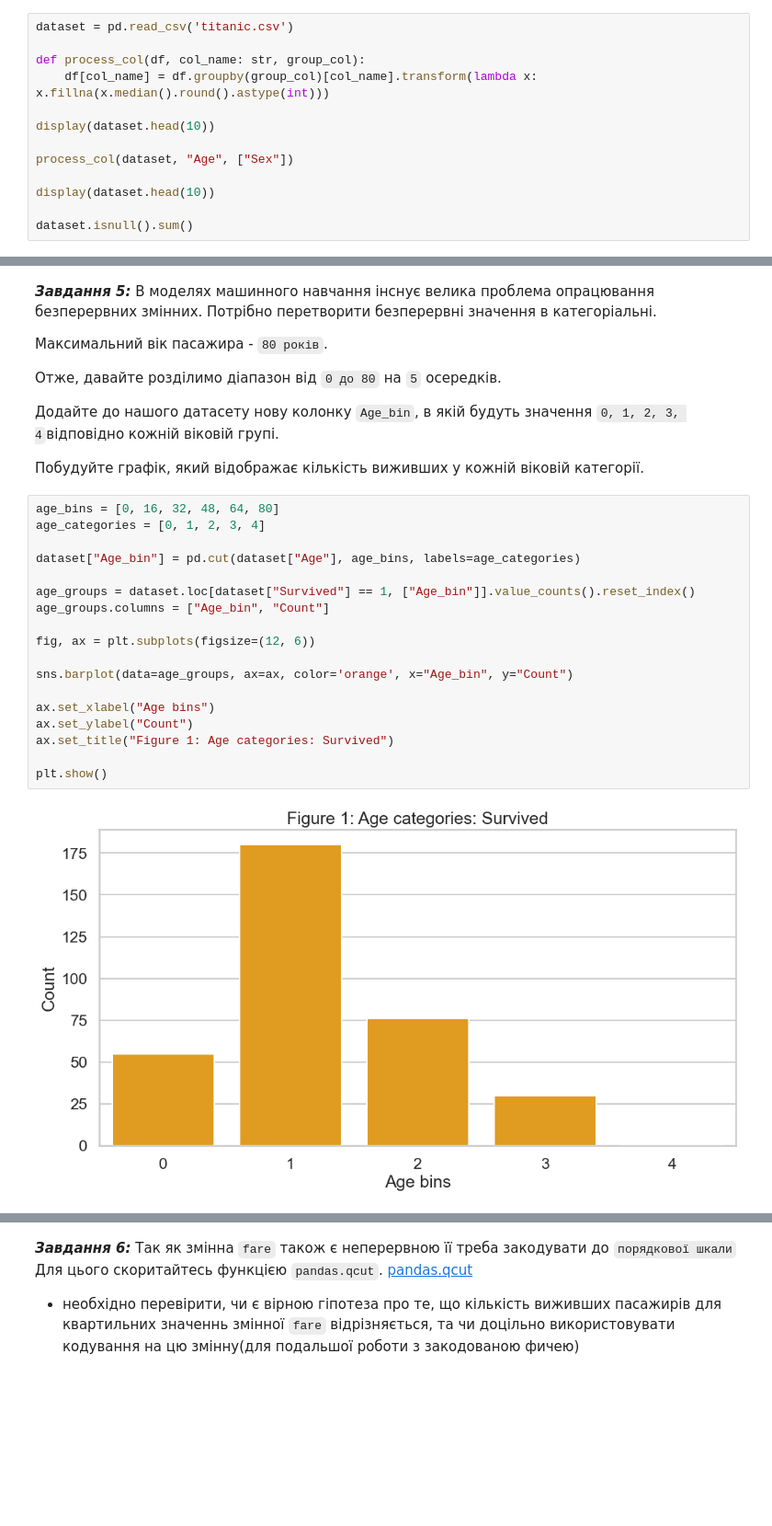
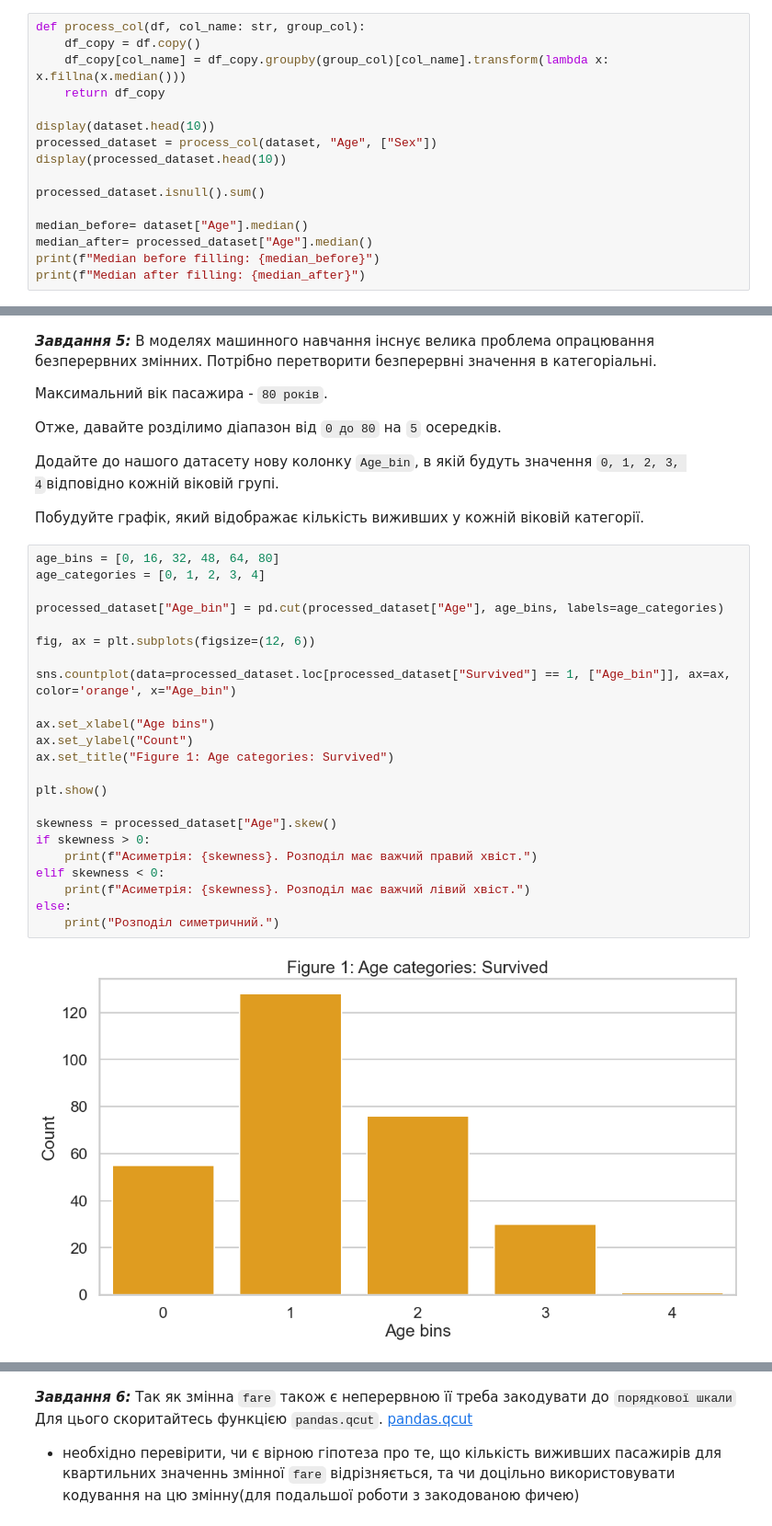
Before and after one commit to HumnytskaLiza/ai-labs, a Jupyter notebook: task3/Task3_basic_ai_liza_humnytska.ipynb, the cells around one changed output, grey strips where cells are left out. Shown at 92% size. Cells and saved outputs as stored; diff of their text form; blank space fills up the shorter version.

```diff
--- a/task3/Task3_basic_ai_liza_humnytska.ipynb
+++ b/task3/Task3_basic_ai_liza_humnytska.ipynb
@@ -114,18 +127,21 @@ ax.xaxis.tick_top()
 1.   Напишіть функцію, що на вхід приймає датафрейм, назву колонки з пропущеними значеннями та список групуючих колонок та повертає датафрейм з заповненими пропущеними значеннями
 2.   Наведіть приклад роботи функції та зробіть перевірку на пропущені значення (дивись **завдання 2**)
 # %%
-dataset = pd.read_csv('titanic.csv')
-
 def process_col(df, col_name: str, group_col):
-    df[col_name] = df.groupby(group_col)[col_name].transform(lambda x: x.fillna(x.median().round().astype(int)))
+    df_copy = df.copy()
+    df_copy[col_name] = df_copy.groupby(group_col)[col_name].transform(lambda x: x.fillna(x.median()))
+    return df_copy
 
 display(dataset.head(10))
+processed_dataset = process_col(dataset, "Age", ["Sex"])
+display(processed_dataset.head(10))
 
-process_col(dataset, "Age", ["Sex"])
+processed_dataset.isnull().sum()
 
-display(dataset.head(10))
-
-dataset.isnull().sum()
+median_before= dataset["Age"].median()
+median_after= processed_dataset["Age"].median()
+print(f"Median before filling: {median_before}")
+print(f"Median after filling: {median_after}")
 # %% [output]
 |  | PassengerId | Survived | Pclass | Name | Sex | Age | SibSp | Parch | Ticket | Fare | ... |
 | 0 | 1 | 0 | 3 | Braund, Mr. Owen Harris | male | 22.0 | 1 | 0 | A/5 21171 | 7.2500 | ... |
@@ -179,20 +185,25 @@ dtype: int64
 # %%
 age_bins = [0, 16, 32, 48, 64, 80]
 age_categories = [0, 1, 2, 3, 4]
 
-dataset["Age_bin"] = pd.cut(dataset["Age"], age_bins, labels=age_categories)
-
-age_groups = dataset.loc[dataset["Survived"] == 1, ["Age_bin"]].value_counts().reset_index()
-age_groups.columns = ["Age_bin", "Count"]
+processed_dataset["Age_bin"] = pd.cut(processed_dataset["Age"], age_bins, labels=age_categories)
 
 fig, ax = plt.subplots(figsize=(12, 6))
 
-sns.barplot(data=age_groups, ax=ax, color='orange', x="Age_bin", y="Count")
+sns.countplot(data=processed_dataset.loc[processed_dataset["Survived"] == 1, ["Age_bin"]], ax=ax, color='orange', x="Age_bin")
 
 ax.set_xlabel("Age bins")
 ax.set_ylabel("Count")
 ax.set_title("Figure 1: Age categories: Survived")
 
 plt.show()
+
+skewness = processed_dataset["Age"].skew()
+if skewness > 0:
+    print(f"Асиметрія: {skewness}. Розподіл має важчий правий хвіст.")
+elif skewness < 0:
+    print(f"Асиметрія: {skewness}. Розподіл має важчий лівий хвіст.")
+else:
+    print("Розподіл симетричний.")
 # %% [output]
-[figure, old version]
+[figure, new version]
```
Also changed, not shown: parts of 30 cells of this notebook.
